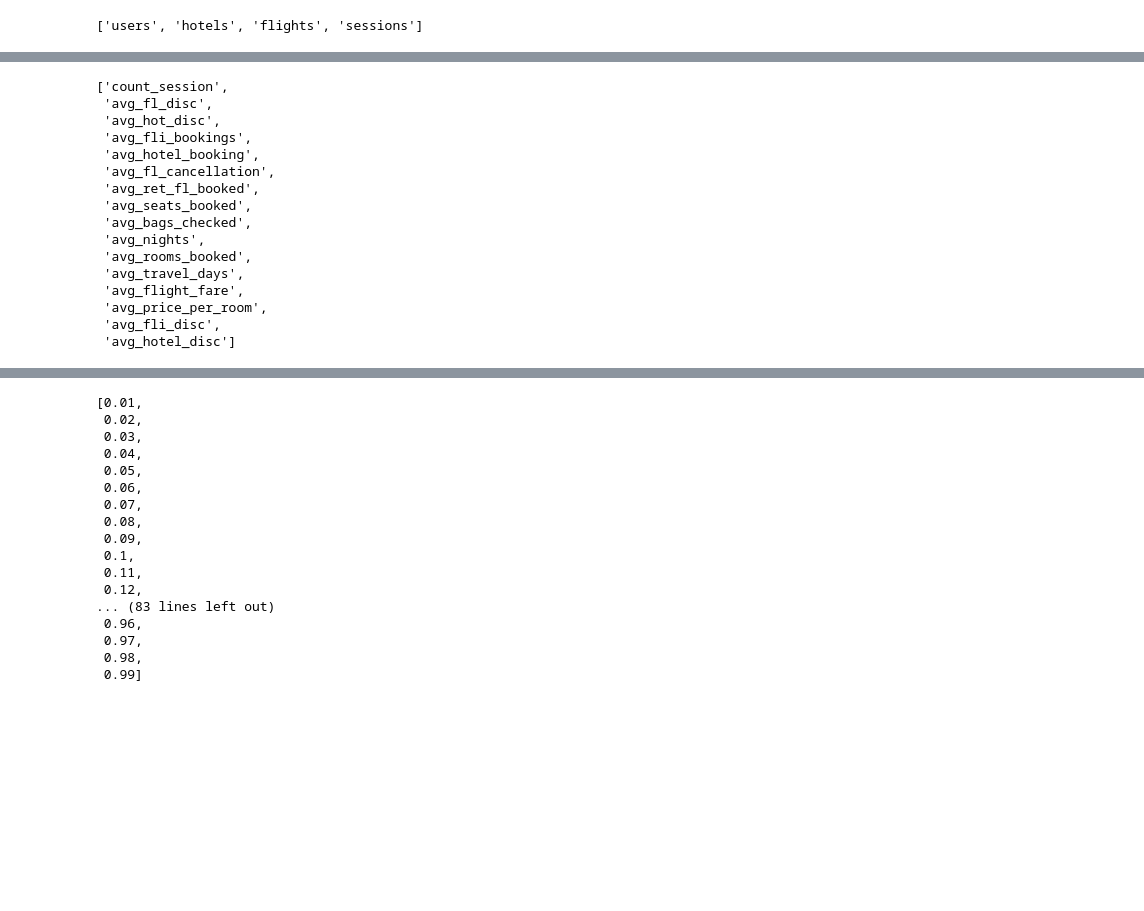
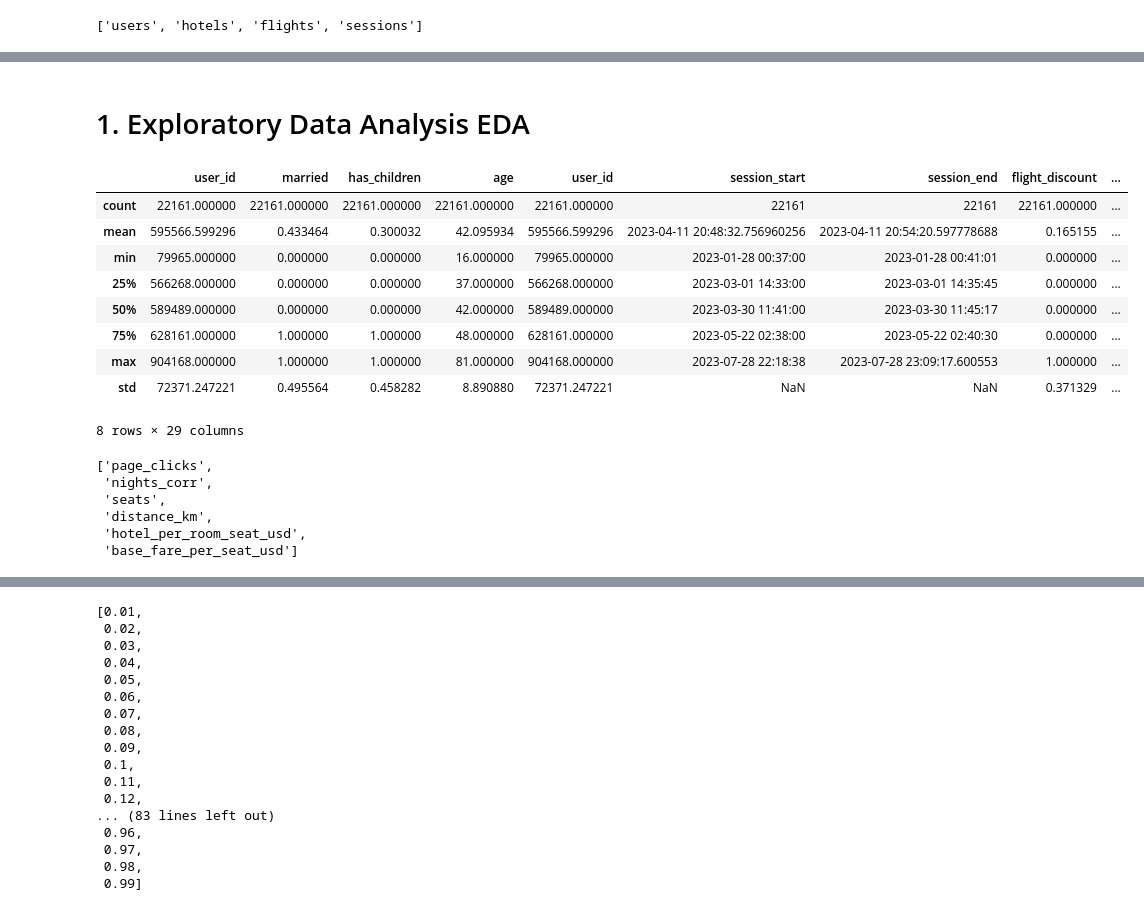
Before and after one commit to derewor/Travel-Tide-project, a Jupyter notebook: TravelTide_project_final.ipynb, the cells around one changed output, grey strips where cells are left out. Drawn from its saved outputs; the diff is of its cells as text; code cells hidden in the pictures; blank space fills up the shorter version.

```diff
--- a/TravelTide_project_final.ipynb
+++ b/TravelTide_project_final.ipynb
@@ -94,0 +122,20 @@ array([ 7,  8,  9, 10, 11, 12])
+# %%
+# The user_id and trip_id are duplicated. So need to drop the extra ones.
+final_table = final_table.loc[:, ~final_table.columns.duplicated()]
+# %%
+# calculate the distance between the departure airport and the arrival airport
+def haversine(lat1, long1, lat2, long2):
+    # Convert latitude and longitude from degrees to radians
+    lat1, long1, lat2, long2 = map(np.radians, [lat1, long1, lat2, long2])
+    # Haversine formula
+    del_lat = lat2 - lat1
+    del_long = long2 - long1
+    a = np.sin(del_lat/2.0)**2 + np.cos(lat1) * np.cos(lat2) * np.sin(del_long/2.0)**2
+    c = 2 * np.arcsin(np.sqrt(a))
+
+    # Radius of Earth in kilometers (use 3956 for miles)
+    r = 6371.0
+
+    # Calculate the result
+    return c * r
+final_table['distance_km'] = final_table.apply(lambda x: haversine(x['home_airport_lat'], x['home_airport_lon'], x['destination_airport_lat'], x['destination_airport_lon']), axis=1)
@@ -94,0 +165,16 @@ array([ 7,  8,  9, 10, 11, 12])
+# %% [markdown]
+# 1. Exploratory Data Analysis EDA
+# %%
+# observe the major statstics for each column
+final_table.describe()
+# %% [output]
+|  | user_id | married | has_children | age | user_id | session_start | session_end | flight_discount | ... |
+| count | 22161.000000 | 22161.000000 | 22161.000000 | 22161.000000 | 22161.000000 | 22161 | 22161 | 22161.000000 | ... |
+| mean | 595566.599296 | 0.433464 | 0.300032 | 42.095934 | 595566.599296 | 2023-04-11 20:48:32.756960256 | 2023-04-11 20:54:20.597778688 | 0.165155 | ... |
+| min | 79965.000000 | 0.000000 | 0.000000 | 16.000000 | 79965.000000 | 2023-01-28 00:37:00 | 2023-01-28 00:41:01 | 0.000000 | ... |
+| 25% | 566268.000000 | 0.000000 | 0.000000 | 37.000000 | 566268.000000 | 2023-03-01 14:33:00 | 2023-03-01 14:35:45 | 0.000000 | ... |
+| 50% | 589489.000000 | 0.000000 | 0.000000 | 42.000000 | 589489.000000 | 2023-03-30 11:41:00 | 2023-03-30 11:45:17 | 0.000000 | ... |
+| 75% | 628161.000000 | 1.000000 | 1.000000 | 48.000000 | 628161.000000 | 2023-05-22 02:38:00 | 2023-05-22 02:40:30 | 0.000000 | ... |
+| max | 904168.000000 | 1.000000 | 1.000000 | 81.000000 | 904168.000000 | 2023-07-28 22:18:38 | 2023-07-28 23:09:17.600553 | 1.000000 | ... |
+| std | 72371.247221 | 0.495564 | 0.458282 | 8.890880 | 72371.247221 | NaN | NaN | 0.371329 | ... |
+8 rows × 29 columns
@@ -95,22 +186,12 @@ array([ 7,  8,  9, 10, 11, 12])
 # %%
-# what the distributon of the values in various columns
-selected_columns = [col for col in final_table.columns if col not in ['user_id','married', 'age', 'gender', 'has_children']]
+# graphical observation of the distribution of some of the columns.
+selected_columns = [col for col in final_table.columns if col in ['seats', 'page_clicks', 'base_fare_per_seat_usd', 'distance_km', 'nights_corr', 'hotel_per_room_seat_usd']]
 selected_columns
 # %% [output]
-['count_session',
- 'avg_fl_disc',
- 'avg_hot_disc',
- 'avg_fli_bookings',
- 'avg_hotel_booking',
- 'avg_fl_cancellation',
- 'avg_ret_fl_booked',
- 'avg_seats_booked',
- 'avg_bags_checked',
- 'avg_nights',
- 'avg_rooms_booked',
- 'avg_travel_days',
- 'avg_flight_fare',
- 'avg_price_per_room',
- 'avg_fli_disc',
- 'avg_hotel_disc']
+['page_clicks',
+ 'nights_corr',
+ 'seats',
+ 'distance_km',
+ 'hotel_per_room_seat_usd',
+ 'base_fare_per_seat_usd']
 # %%
```
Also changed, not shown: parts of 23 cells of this notebook.
